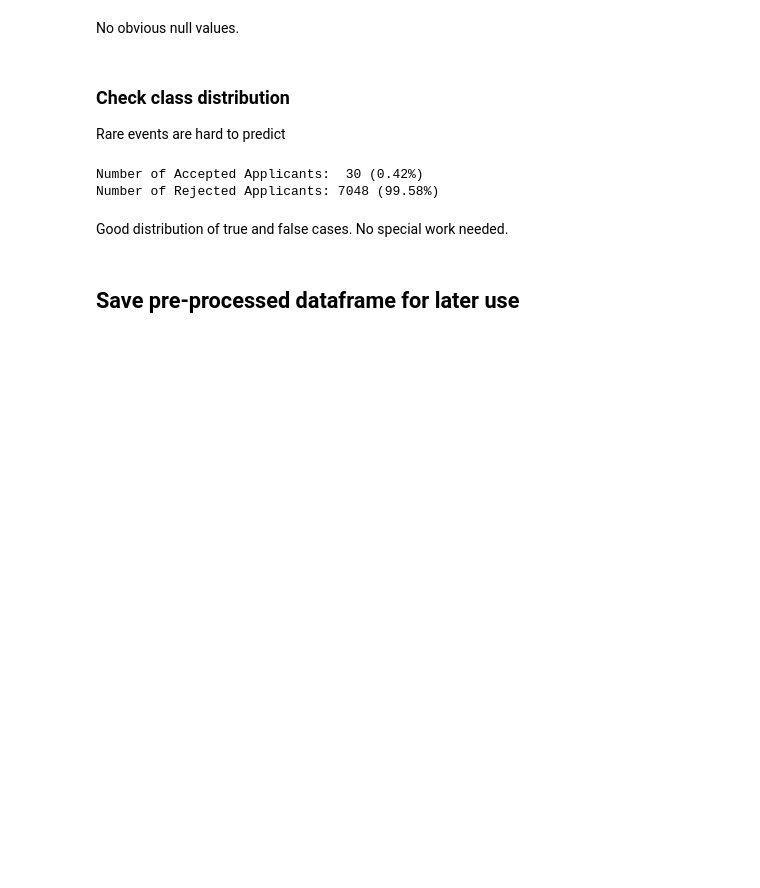
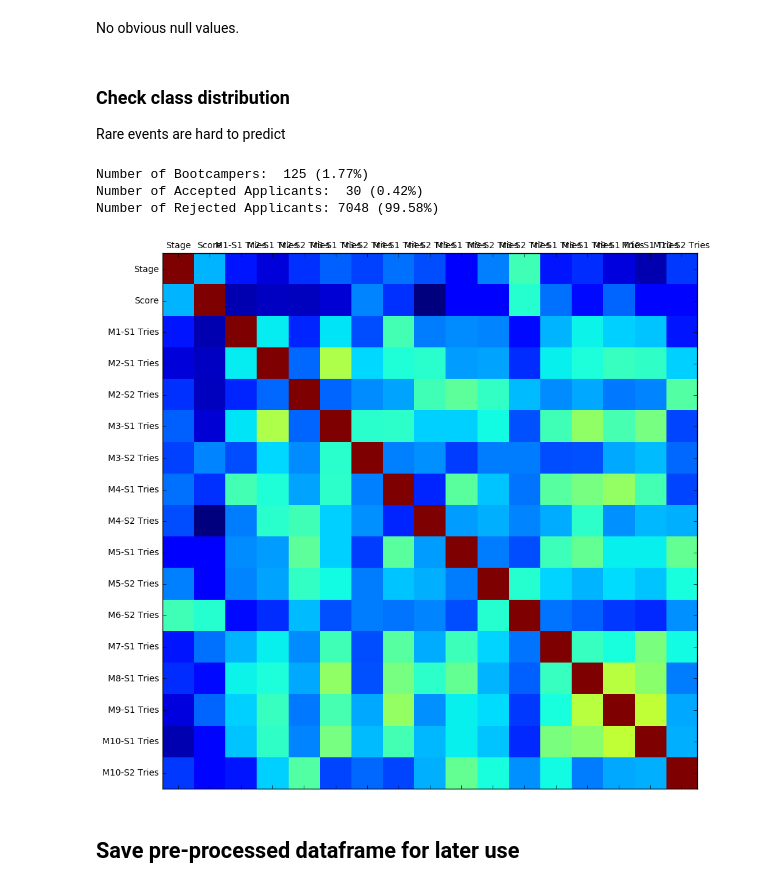
Before and after one commit to andela-morekoya/hactimus-prime, a Jupyter notebook: prediction.ipynb, the cells around one changed output. Cells and saved outputs as stored; diff of their text form; code cells hidden in the pictures; blank space fills up the shorter version.

```diff
--- a/prediction.ipynb
+++ b/prediction.ipynb
@@ -257,15 +284,23 @@ No obvious null values.
 Rare events are hard to predict
 # %%
 num_applied = len(df)
-num_accepted = len(df.loc[df['Stage'] == 12])
-num_not_accepted = len(df.loc[df['Stage']!= 12])
+num_bootcamp = len(df.loc[df['Bootcamp'] == 1])
+num_accepted = len(df.loc[df['Stage'] == 1])
+num_not_accepted = len(df.loc[df['Stage']== 0])
+print("Number of Bootcampers:  {0} ({1:2.2f}%)".format(num_bootcamp, (num_bootcamp/num_applied) * 100))
 print("Number of Accepted Applicants:  {0} ({1:2.2f}%)".format(num_accepted, (num_accepted/num_applied) * 100))
 print("Number of Rejected Applicants: {0} ({1:2.2f}%)".format(num_not_accepted, (num_not_accepted/num_applied) * 100))
 # %% [output]
+Number of Bootcampers:  125 (1.77%)
 Number of Accepted Applicants:  30 (0.42%)
 Number of Rejected Applicants: 7048 (99.58%)
-# %% [markdown]
-Good distribution of true and false cases.  No special work needed.
+# %%
+df = df[df.Bootcamp != 0]
+# %%
+del df['Bootcamp']
+plot_corr(df)
+# %% [output]
+[figure, added]
 # %% [markdown]
 ## Save pre-processed dataframe for later use
 # %%
```
Also changed, not shown: parts of 39 cells of this notebook, 1 other file.
